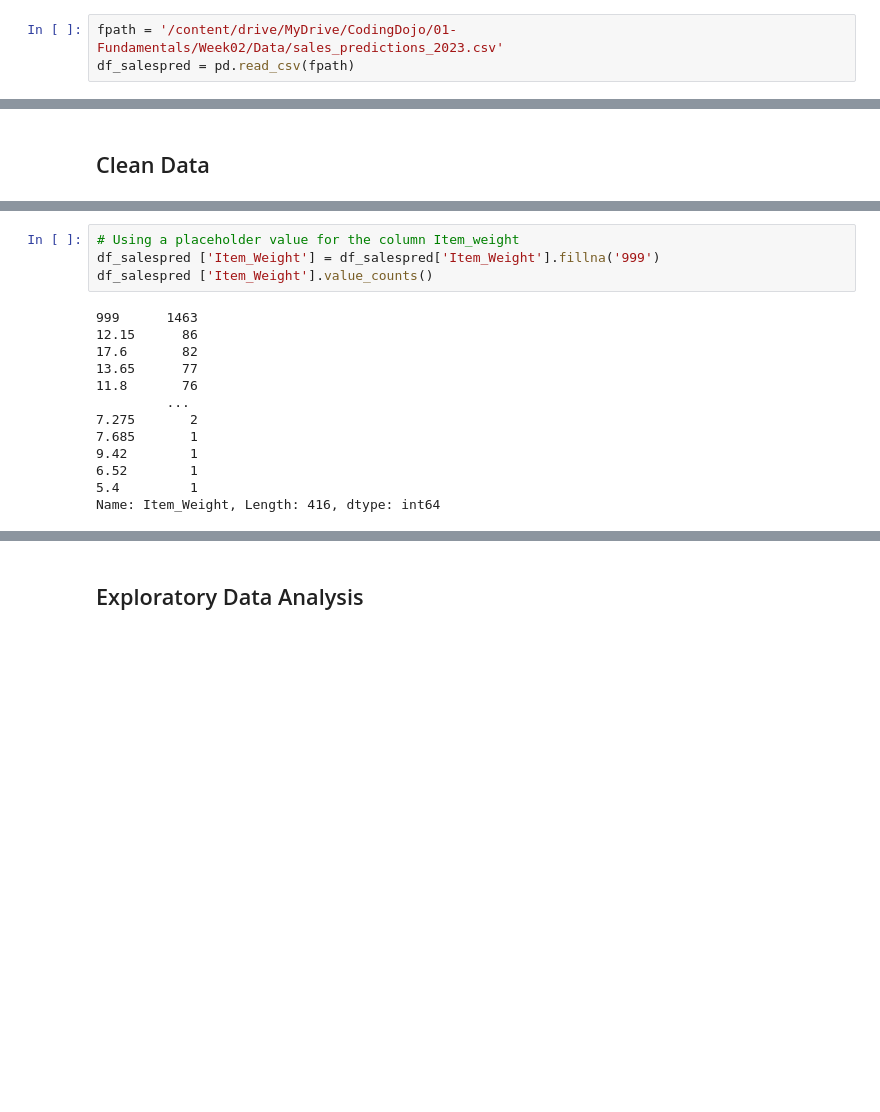
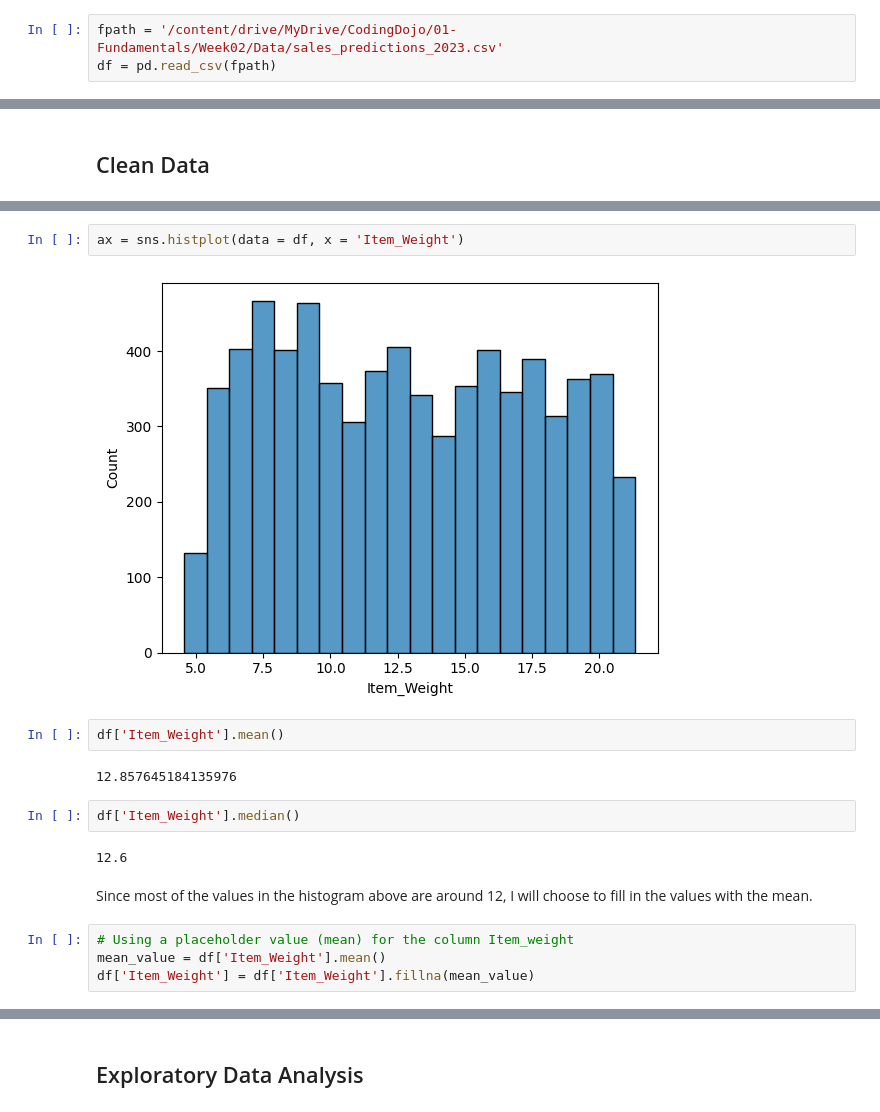
Before and after one commit to MariemShn/Prediction-of-Product-Sales, a Jupyter notebook: Prediction_of_Product_Sales.ipynb, the cells around one changed output, grey strips where cells are left out. Drawn from its saved outputs; the diff is of its cells as text; blank space fills up the shorter version.

```diff
--- a/Prediction_of_Product_Sales.ipynb
+++ b/Prediction_of_Product_Sales.ipynb
@@ -14,4 +16,4 @@ import numpy as np
 # %%
 fpath = '/content/drive/MyDrive/CodingDojo/01-Fundamentals/Week02/Data/sales_predictions_2023.csv'
-df_salespred = pd.read_csv(fpath)
+df = pd.read_csv(fpath)
 # %%
@@ -94,17 +123,18 @@ dtype: int64
+# %%
+ax = sns.histplot(data = df, x = 'Item_Weight')
+# %% [output]
+[figure, added]
+# %%
+df['Item_Weight'].mean()
+# %% [output]
+12.857645184135976
+# %%
+df['Item_Weight'].median()
+# %% [output]
+12.6
+# %% [markdown]
+Since most of the values in the histogram above are around 12, I will choose to fill in the values with the mean.
 # %%
-# Using a placeholder value for the column Item_weight
-df_salespred ['Item_Weight'] = df_salespred['Item_Weight'].fillna('999')
-df_salespred ['Item_Weight'].value_counts()
+# Using a placeholder value (mean) for the column Item_weight
+mean_value = df['Item_Weight'].mean()
+df['Item_Weight'] = df['Item_Weight'].fillna(mean_value)
-# %% [output]
-999      1463
-12.15      86
-17.6       82
-13.65      77
-11.8       76
-         ...
-7.275       2
-7.685       1
-9.42        1
-6.52        1
-5.4         1
-Name: Item_Weight, Length: 416, dtype: int64
```
Also changed, not shown: parts of 18 cells of this notebook.
